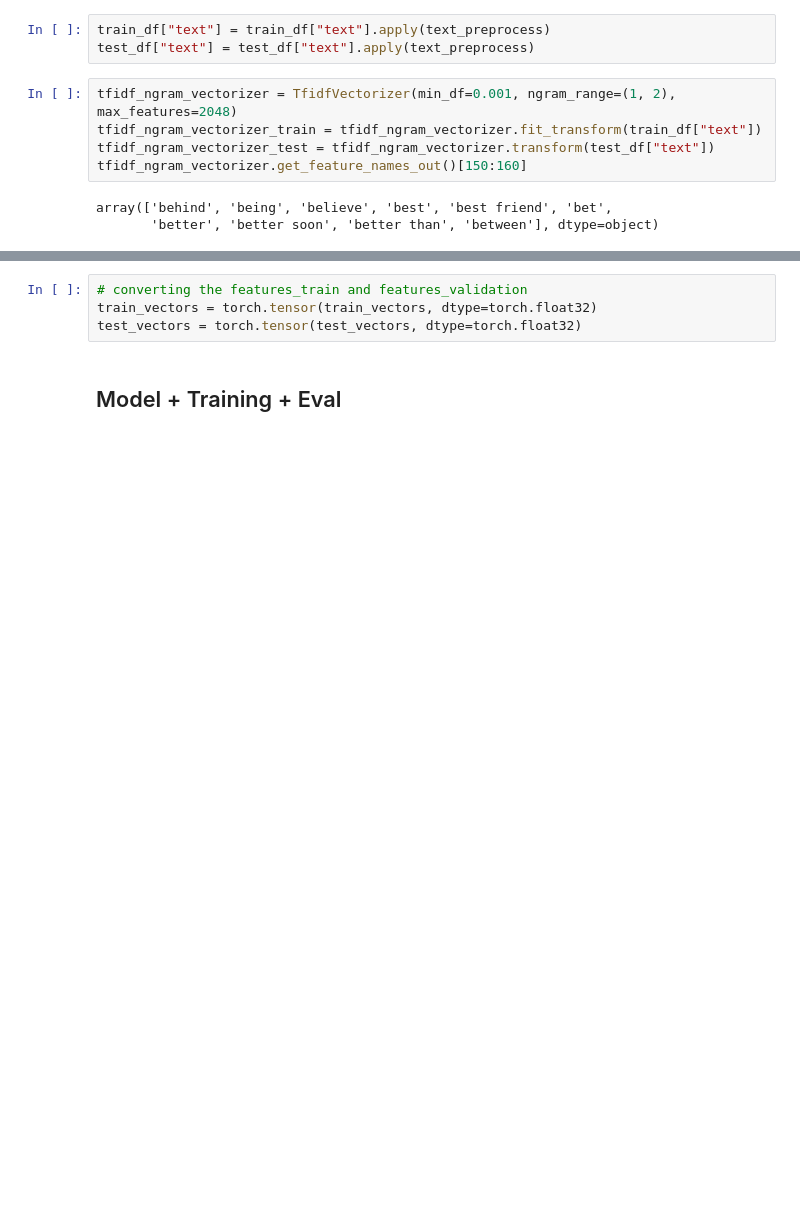
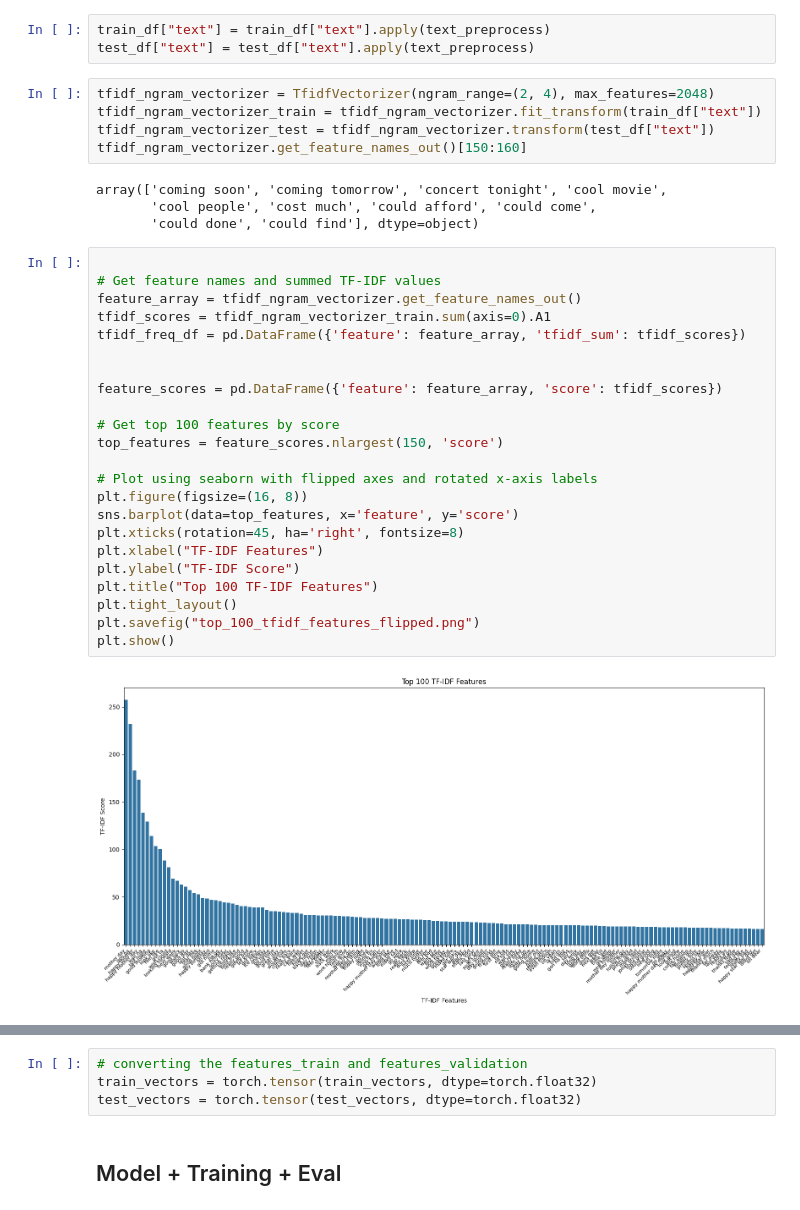
Before and after one commit to aquilina-barhouche/GenAI-Pinnacle-Program, a Jupyter notebook: 06_NLP_using_PyTorch/Assignments/Assignment 1/Notebooks/Assignment_01_Solution.ipynb, the cells around one changed output, grey strips where cells are left out. Drawn from its saved outputs; the diff is of its cells as text; blank space fills up the shorter version.

```diff
--- a/06_NLP_using_PyTorch/Assignments/Assignment 1/Notebooks/Assignment_01_Solution.ipynb
+++ b/06_NLP_using_PyTorch/Assignments/Assignment 1/Notebooks/Assignment_01_Solution.ipynb
@@ -227,13 +266,39 @@ def text_preprocess(text):
 train_df["text"] = train_df["text"].apply(text_preprocess)
 test_df["text"] = test_df["text"].apply(text_preprocess)
 # %%
-tfidf_ngram_vectorizer = TfidfVectorizer(min_df=0.001, ngram_range=(1, 2), max_features=2048)
+tfidf_ngram_vectorizer = TfidfVectorizer(ngram_range=(2, 4), max_features=2048)
 tfidf_ngram_vectorizer_train = tfidf_ngram_vectorizer.fit_transform(train_df["text"])
 tfidf_ngram_vectorizer_test = tfidf_ngram_vectorizer.transform(test_df["text"])
 tfidf_ngram_vectorizer.get_feature_names_out()[150:160]
 # %% [output]
-array(['behind', 'being', 'believe', 'best', 'best friend', 'bet',
-       'better', 'better soon', 'better than', 'between'], dtype=object)
+array(['coming soon', 'coming tomorrow', 'concert tonight', 'cool movie',
+       'cool people', 'cost much', 'could afford', 'could come',
+       'could done', 'could find'], dtype=object)
+# %%
+
+# Get feature names and summed TF-IDF values
+feature_array = tfidf_ngram_vectorizer.get_feature_names_out()
+tfidf_scores = tfidf_ngram_vectorizer_train.sum(axis=0).A1
+tfidf_freq_df = pd.DataFrame({'feature': feature_array, 'tfidf_sum': tfidf_scores})
+
+
+feature_scores = pd.DataFrame({'feature': feature_array, 'score': tfidf_scores})
+
+# Get top 100 features by score
+top_features = feature_scores.nlargest(150, 'score')
+
+# Plot using seaborn with flipped axes and rotated x-axis labels
+plt.figure(figsize=(16, 8))
+sns.barplot(data=top_features, x='feature', y='score')
+plt.xticks(rotation=45, ha='right', fontsize=8)
+plt.xlabel("TF-IDF Features")
+plt.ylabel("TF-IDF Score")
+plt.title("Top 100 TF-IDF Features")
+plt.tight_layout()
+plt.savefig("top_100_tfidf_features_flipped.png")
+plt.show()
+# %% [output]
+[figure, added]
 # %%
 train_vectors = tfidf_ngram_vectorizer_train.toarray()
 print(train_vectors.shape)
```
Also changed, not shown: parts of 11 cells of this notebook.
